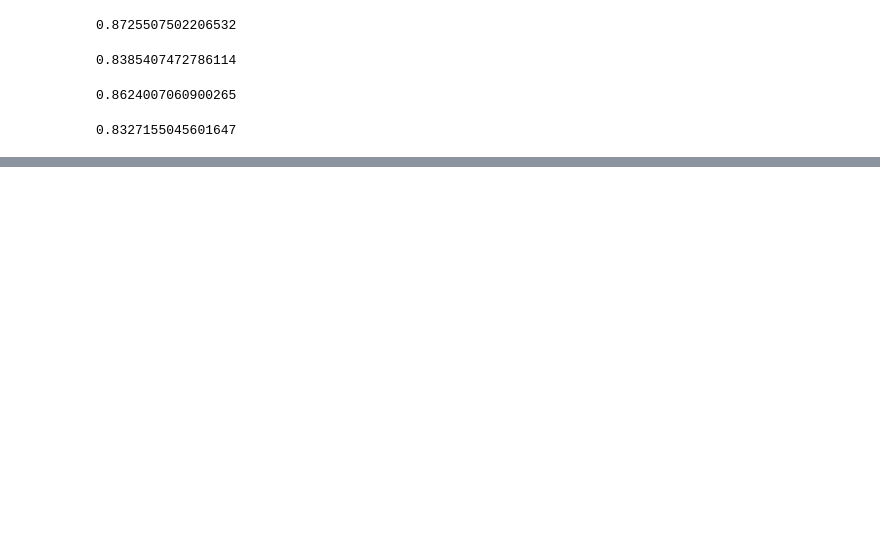
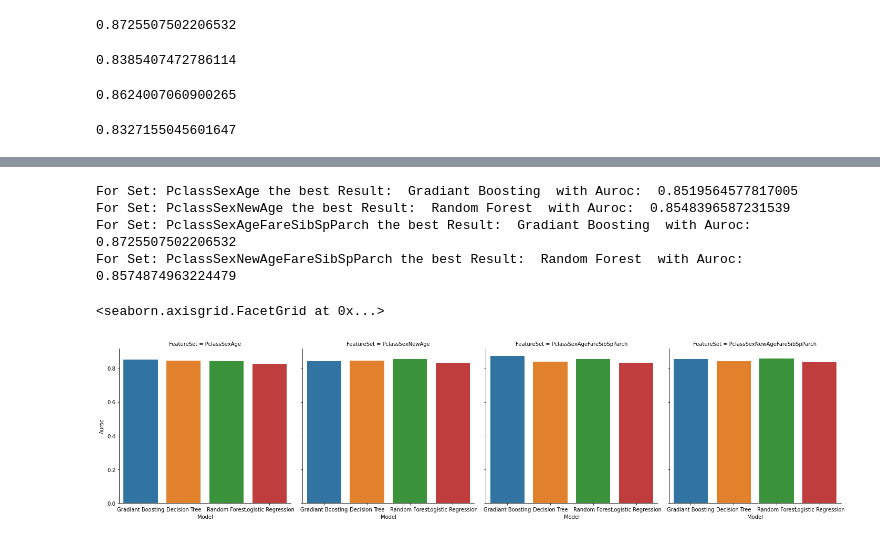
Before and after one commit to JelmerSurewaard/ML, a Jupyter notebook: Titanic/Comparing.ipynb, the cells around one changed output, grey strips where cells are left out. Cells and saved outputs as stored; diff of their text form; code cells hidden in the pictures; blank space fills up the shorter version.

```diff
--- a/Titanic/Comparing.ipynb
+++ b/Titanic/Comparing.ipynb
@@ -104,0 +136,57 @@ sns.catplot(data=models, x='Model', y='Auroc', col='FeatureSet', kind='bar')
+# %%
+#Altering Features
+df['Embarked'] = df['Embarked'].fillna('S')
+embarked_dummies = pd.get_dummies(df['Embarked'])
+df_prep = df.join(embarked_dummies)
+
+df_prep['NewAge'] = df_prep['Age'].apply(convert_age)
+
+df_train, df_test = train_test_split(df_prep, test_size=0.3, stratify=df['Survived'], random_state=17)
+# %%
+fSet1 = ['Pclass', 'Sex', 'Age']
+fSet2 = ['Pclass', 'Sex', 'NewAge']
+fSet3 = ['Pclass', 'Sex', 'Age', 'Fare', 'SibSp', 'Parch']
+fSet4 = ['Pclass', 'Sex', 'NewAge', 'Fare', 'SibSp', 'Parch']
+
+sets = []
+sets.append(fSet1)
+sets.append(fSet2)
+sets.append(fSet3)
+sets.append(fSet4)
+# %%
+models = pd.DataFrame(columns=['FeatureSet', 'Model', 'Auroc'])
+
+for s in sets:
+   results = {}
+
+   model1 = GradientBoostingClassifier(n_estimators=220, learning_rate=0.01)
+   model1.fit(df_train[s], df_train['Survived'])
+   results['Gradiant Boosting'] = test_model(model1, df_test, s, 'Survived')
+   models = models.append({'FeatureSet':''.join(s), 'Model':'Gradiant Boosting', 'Auroc': results['Gradiant Boosting']}, ignore_index=True)
+
+   model2 = DecisionTreeClassifier(max_depth=3)
+   model2.fit(df_train[s], df_train['Survived'])
+   results['Decision Tree'] = test_model(model2, df_test, s, 'Survived')
+   models = models.append({'FeatureSet':''.join(s), 'Model':'Decision Tree', 'Auroc': results['Decision Tree']}, ignore_index=True)
+
+   model3 = RandomForestClassifier(n_estimators=25)
+   model3.fit(df_train[s], df_train['Survived'])
+   results['Random Forest'] = test_model(model3, df_test, s, 'Survived')
+   models = models.append({'FeatureSet':''.join(s), 'Model':'Random Forest', 'Auroc': results['Random Forest']}, ignore_index=True)
+
+   model4 = LogisticRegression(solver='lbfgs', max_iter=200)
+   model4.fit(df_train[s], df_train['Survived'])
+   results['Logistic Regression'] = test_model(model4, df_test, s, 'Survived')
+   models = models.append({'FeatureSet':''.join(s), 'Model':'Logistic Regression', 'Auroc': results['Logistic Regression']}, ignore_index=True)
+
+   best = max(results, key=results.get)
+   print('For Set:', ''.join(s), 'the best Result: ', best, ' with Auroc: ', results[best])
+
+sns.catplot(data=models, x='Model', y='Auroc', col='FeatureSet', kind='bar')
+# %% [output]
+For Set: PclassSexAge the best Result:  Gradiant Boosting  with Auroc:  0.8519564577817005
+For Set: PclassSexNewAge the best Result:  Random Forest  with Auroc:  0.8548396587231539
+For Set: PclassSexAgeFareSibSpParch the best Result:  Gradiant Boosting  with Auroc:  0.8725507502206532
+For Set: PclassSexNewAgeFareSibSpParch the best Result:  Random Forest  with Auroc:  0.8574874963224479
+<seaborn.axisgrid.FacetGrid at 0x...>
+[figure, added]
```
Also changed, not shown: parts of 2 cells of this notebook, 1 other file.
